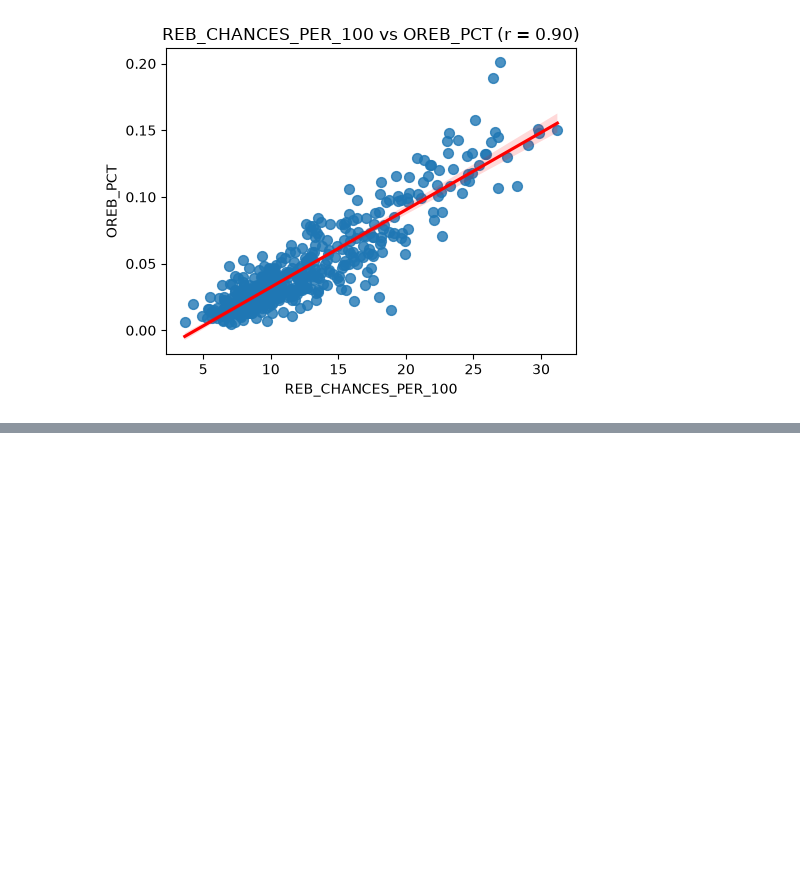
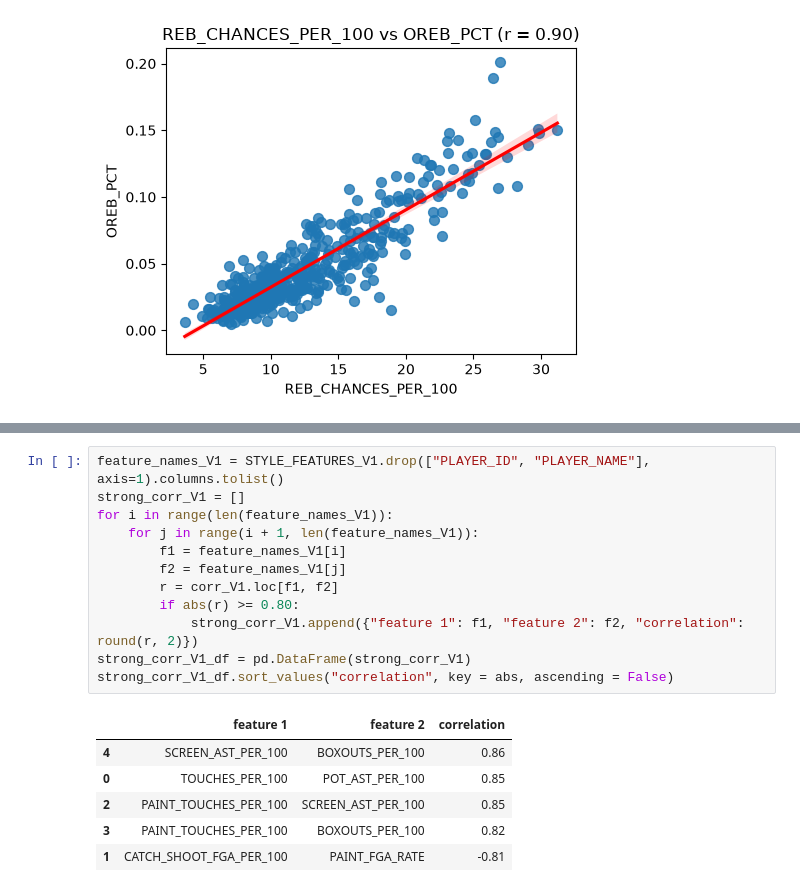
Before and after one commit to alex-abrego/nba-player-archetype-clustering, a Jupyter notebook: notebooks/03_exploratory_data_analysis.ipynb, the cells around one changed output, grey strips where cells are left out. Cells and saved outputs as stored; diff of their text form; blank space fills up the shorter version.

```diff
--- a/notebooks/03_exploratory_data_analysis.ipynb
+++ b/notebooks/03_exploratory_data_analysis.ipynb
@@ -325,0 +413,19 @@ for index, row in strong_corr_df.iterrows():
+# %%
+feature_names_V1 = STYLE_FEATURES_V1.drop(["PLAYER_ID", "PLAYER_NAME"], axis=1).columns.tolist()
+strong_corr_V1 = []
+for i in range(len(feature_names_V1)):
+    for j in range(i + 1, len(feature_names_V1)):
+        f1 = feature_names_V1[i]
+        f2 = feature_names_V1[j]
+        r = corr_V1.loc[f1, f2]
+        if abs(r) >= 0.80:
+            strong_corr_V1.append({"feature 1": f1, "feature 2": f2, "correlation": round(r, 2)})
+strong_corr_V1_df = pd.DataFrame(strong_corr_V1)
+strong_corr_V1_df.sort_values("correlation", key = abs, ascending = False)
+# %% [output]
+|  | feature 1 | feature 2 | correlation |
+| 4 | SCREEN_AST_PER_100 | BOXOUTS_PER_100 | 0.86 |
+| 0 | TOUCHES_PER_100 | POT_AST_PER_100 | 0.85 |
+| 2 | PAINT_TOUCHES_PER_100 | SCREEN_AST_PER_100 | 0.85 |
+| 3 | PAINT_TOUCHES_PER_100 | BOXOUTS_PER_100 | 0.82 |
+| 1 | CATCH_SHOOT_FGA_PER_100 | PAINT_FGA_RATE | -0.81 |
```
Also changed, not shown: parts of 12 cells of this notebook.
